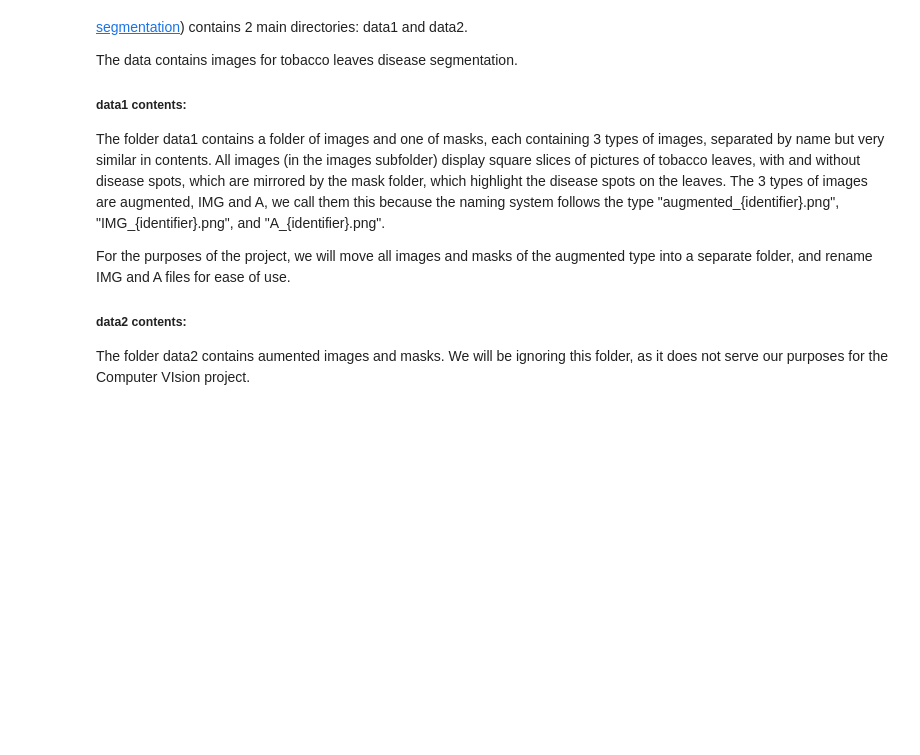
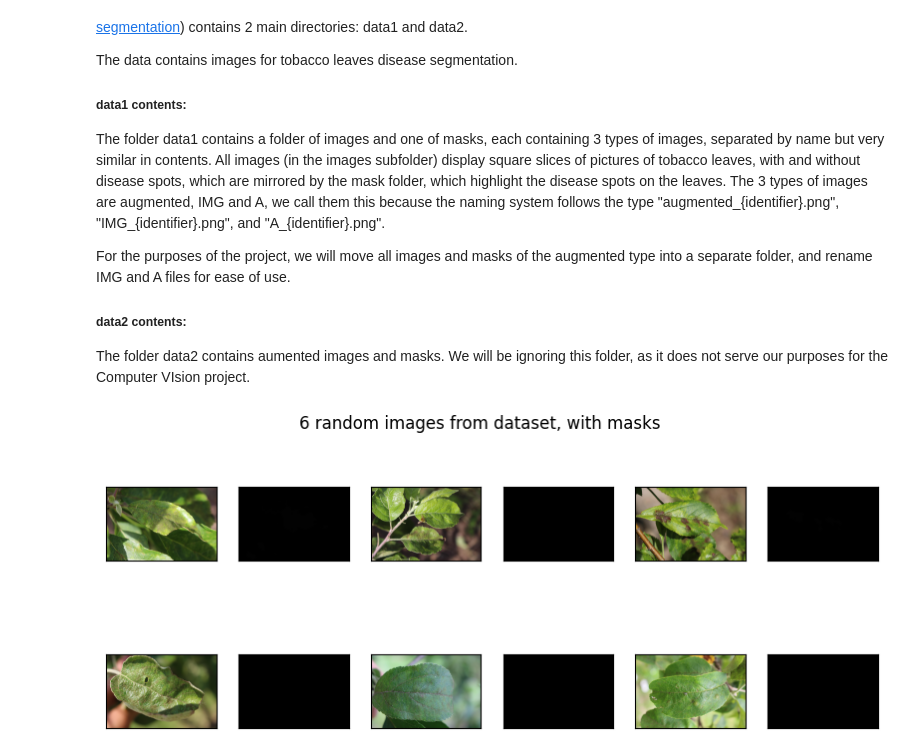
Before and after one commit to FedericoGritti/leaf_disease_segmentation_project, a Jupyter notebook: project_test_biddiscombe.ipynb, the cells around one changed output. Cells and saved outputs as stored; diff of their text form; code cells hidden in the pictures; blank space fills up the shorter version.

```diff
--- a/project_test_biddiscombe.ipynb
+++ b/project_test_biddiscombe.ipynb
@@ -113,0 +127,47 @@ The folder data2 contains aumented images and masks. We will be ignoring this fo
+# %%
+def plot_random_scab(im_number=1820, nr_to_plot=6,
+                     ims_path=path_to_images,
+                     masks_path=path_to_masks,
+                     img_name="",
+                     mask_name=""):
+
+    x_plots = int(round(np.sqrt(nr_to_plot) + 0.4))
+    y_plots = int(round(nr_to_plot / x_plots + 0.4))
+
+    plt.figure(figsize=(10,4))
+    random_selection = []
+    i = 0
+
+    while len(random_selection) < nr_to_plot:
+        rand_nr = np.random.randint(im_number)
+        if rand_nr in random_selection:
+            continue
+
+        try:
+            img = Image.open(ims_path + f"{img_name}{rand_nr}.jpg")
+        except:
+            continue
+
+        random_selection.append(rand_nr)
+        i += 1
+        plt.subplot(y_plots, x_plots * 2, i)
+        plt.imshow(img)
+        # plt.title(f"leaf {int(round(i/2))}")
+        plt.xticks([])
+        plt.yticks([])
+
+        i += 1
+        plt.subplot(y_plots, x_plots * 2, i)
+        img = Image.open(masks_path + f"{mask_name}{rand_nr}.png")
+        plt.imshow(img)
+        # plt.title(f"mask {int(round(i/2))}")
+        plt.xticks([])
+        plt.yticks([])
+
+    plt.suptitle(f"{nr_to_plot} random images from dataset, with masks")
+    # plt.tight_layout()
+    plt.show()
+# %%
+plot_random_scab(img_name=img_name_system, mask_name=mask_name_system)
+# %% [output]
+[figure, added]
```
Also changed, not shown: parts of 2 cells of this notebook.
